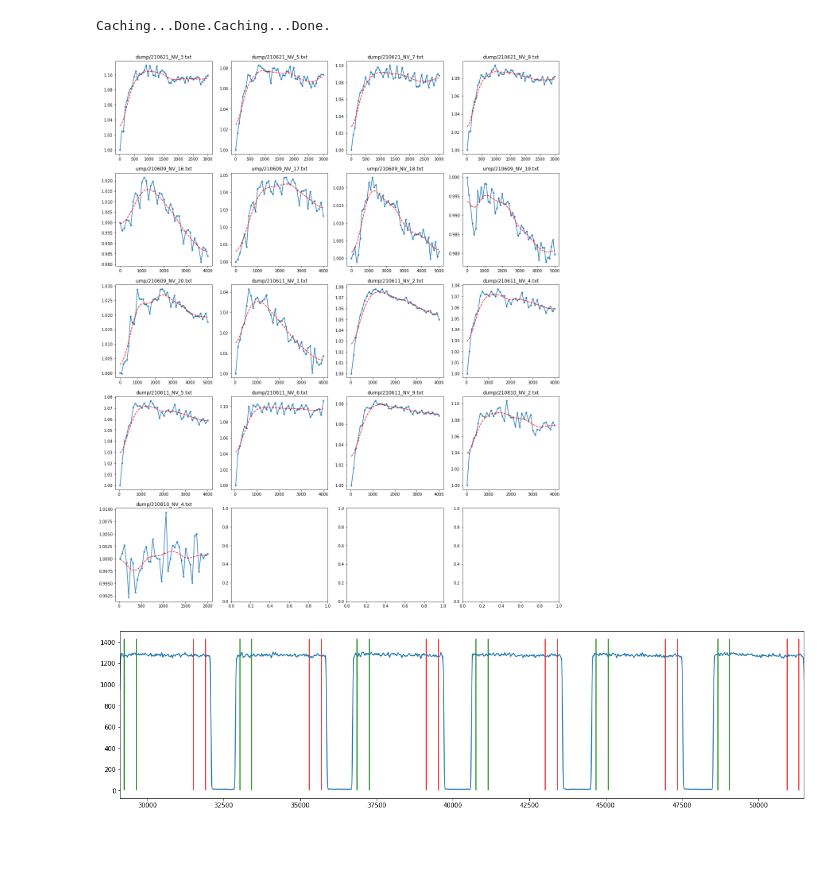
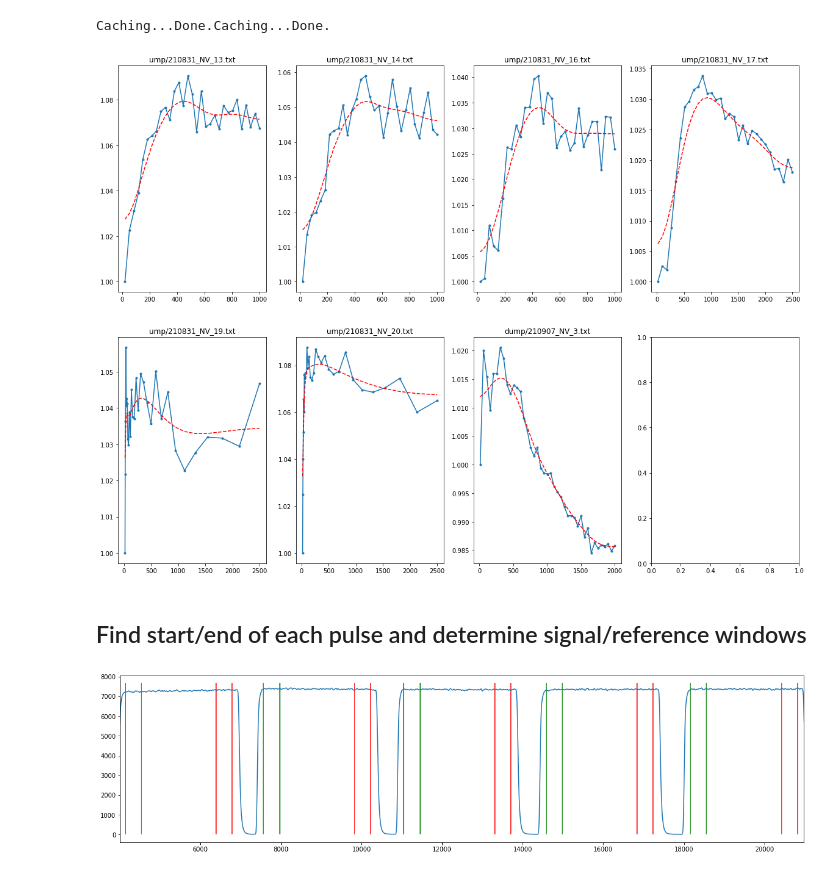
Before and after one commit to LCarnovale/HonoursAnalysis, a Jupyter notebook: analyse_rabi.ipynb, the cells around one changed output. Drawn from its saved outputs; the diff is of its cells as text; code cells hidden in the pictures; blank space fills up the shorter version.

```diff
--- a/analyse_rabi.ipynb
+++ b/analyse_rabi.ipynb
@@ -15,13 +16,15 @@ from tools.file_finder import find_file
 # root2 = "../../../OPTOSYNC/Tweezers1/"
 date_nums = {
     # "210524":(2, 3, 4, 5, 6, 8, 9),
-    "210621":(3, 5, 7, 8),
-    "210609":(16, 17, 18, 19, 20),
+    # "210621":(3, 5, 7, 8),
+    # "210609":(16, 17, 18, 19, 20),
     # "210525":(4, 6, 9),
     # "210610":(24, 25, 26, 29, 30),
-    "210611":(1, 2, 4, 5, 6, 9),
-    "210625":(),
-    "210810":(2,4),
+    # "210611":(1, 2, 4, 5, 6, 9),
+    # "210625":(),
+    # "210810":(2,4),
+    "210831": (13, 14, 16, 17, 19, 20),
+    "210907": (3,),
 }
 
 
@@ -53,27 +56,29 @@ proc_titles = [x[-20:] for x in rabi_plot_files]
 # %% [output]
 Caching...Done.Caching...Done.
 # %%
-fig = plt.figure(figsize=(20, 25))
+fig = plt.figure(figsize=(20, 15))
 tau_axes = [r[0] for r in rabi_plots]
 
 plot_col = 1
 n_cols = 4
 axes = fig.subplots(
     nrows=(n_cols - 1 + len(rabi_plots)) // n_cols,
     ncols=n_cols, sharex="none").flatten()
 for i, (tau, plot) in enumerate(zip(tau_axes, rabi_plots)):
     ax = axes[i]
     ax.set_title(proc_titles[i])
     data = plot[plot_col]
     z_mask = data != 0.
     smoothed = g_filter(data[z_mask], 3)
     ax.plot(tau[z_mask], data[z_mask], '.-')
     ax.plot(tau[z_mask], smoothed, 'r--')
 
 plt.show()
 # plt.plot(*rabi_plots[2][[0,6]])
 # %% [output]
-[figure, old version]
+[figure, new version]
+# %% [markdown]
+## Find start/end of each pulse and determine signal/reference windows
 # %%
 # Remember raw counts files are read in as panda dataframes
 
@@ -90,6 +95,7 @@ ris_fals = [
     for data, thresh in zip(rabi_specs, COUNTS_THRESHOLD*max_counts)
 ]
 rises = [rf[0] for rf in ris_fals]
+rises[-1] = rises[-1][1:]
 falls = [rf[1] for rf in ris_fals]
 
 rise_ts = [np.array(data.time[r]) for data, r in zip(rabi_specs, rises)]
@@ -118,12 +124,15 @@ def get_readout_start_and_ends(rise_ts, fall_ts):
 f = True
 start_ends = [] # pairs of pulse start and end times
 start_ends_idx = []
+drop_first_pulse = True
 for i,(spec, s_rises, s_falls, s_rise_ts, s_fall_ts) in enumerate(zip(
         rabi_specs, rises, falls, rise_ts, fall_ts)):
     start_end = get_readout_start_and_ends(s_rise_ts, s_fall_ts)
     start_end_idx = get_readout_start_and_ends(s_rises, s_falls)
     start_ends.append(start_end)
     start_ends_idx.append(start_end_idx)
+
+
 if f:
     plt.figure(figsize=(20, 5))
     plt.plot(spec.time, spec.smooth)
@@ -132,7 +141,7 @@ if f:
     plt.vlines(forwards_shift*dt[i] + s_rise_ts + dt[i]*integration_width[i], 0, top, "green")
     plt.vlines(backwards_shift*dt[i] + s_fall_ts, 0, top, "red")
     plt.vlines(backwards_shift*dt[i] + s_fall_ts - dt[i]*integration_width[i], 0, top, "red")
-    plt.xlim(s_rise_ts[8], s_fall_ts[13])
+    plt.xlim(s_rise_ts[0], s_fall_ts[5])
     f = False
     plt.show()
 
@@ -142,6 +151,7 @@ take_previous_fall = True # If false, use the fall of the same pulse as the refe
 spec_tau_axes = []
 PL_reads = []
 PL_refs = []
+
 for (spec, start_end, start_end_idx, int_width) in zip(
         rabi_specs, start_ends, start_ends_idx, integration_width):
     forward_t = np.arange(int_width)
@@ -165,6 +175,10 @@ for (spec, start_end, start_end_idx, int_width) in zip(
     spec_tau_axes.append(tau)
     PL_reads.append(reads)
     PL_refs.append(refs)
+
+# PL_reads[-1] = PL_reads[-1][1:]
+# PL_refs[-1] = PL_refs[-1][1:]
+# spec_tau_axes[-1] = spec_tau_axes[-1][1:]
 # %% [output]
-[figure, old version]
+[figure, new version]
 # %%
```
Also changed, not shown: parts of 2 cells of this notebook, 2 other files.
